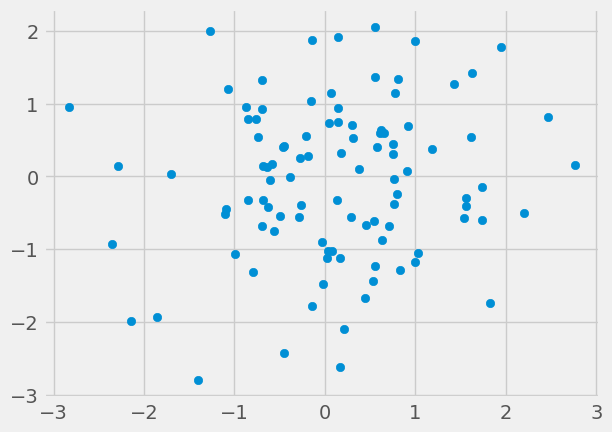
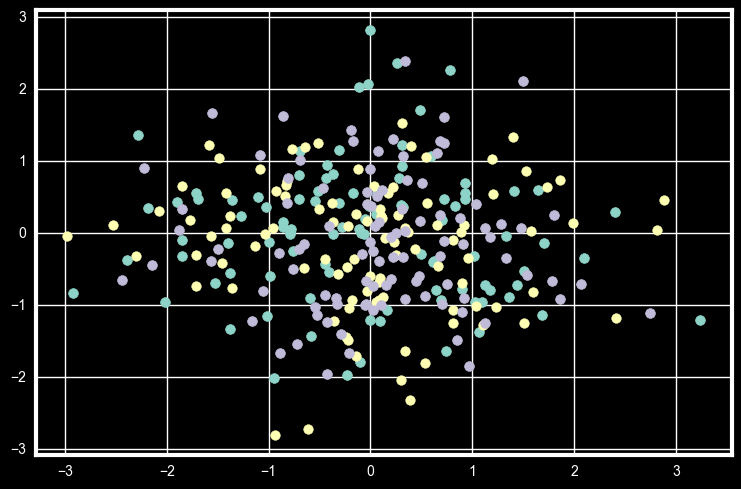
Unified diff of the notebook cell whose output changed from the first chart to the second:
--- before
+++ after
@@ -2,3 +2,5 @@
 x = np.random.randn(100)
 y = np.random.randn(100)
+plt.title("")
 plt.scatter(x, y)
+plt.show()

Commit: changes